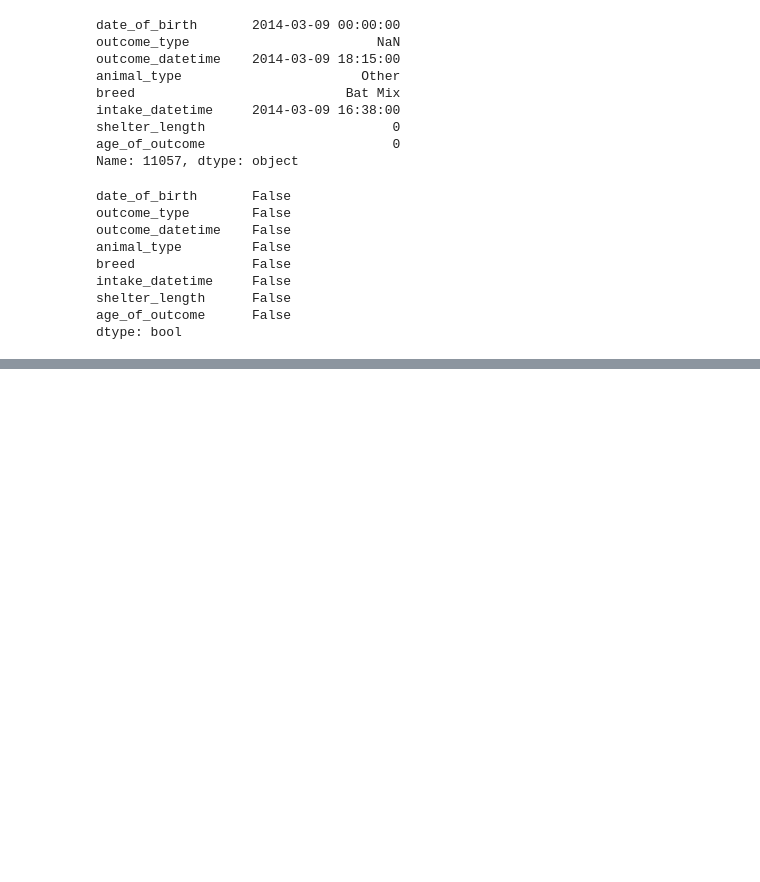
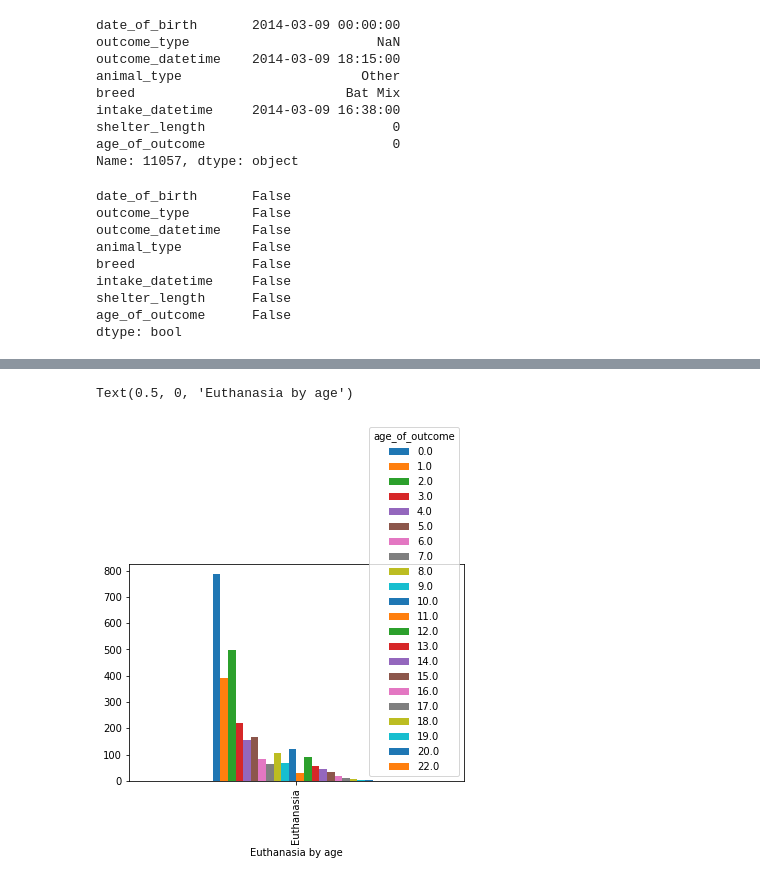
Before and after one commit to laceymaefield/Springboard_DSC, a Jupyter notebook: Data_wrangling.ipynb, the cells around one changed output, grey strips where cells are left out. Cells and saved outputs as stored; diff of their text form; code cells hidden in the pictures; blank space fills up the shorter version.

```diff
--- a/Data_wrangling.ipynb
+++ b/Data_wrangling.ipynb
@@ -199,0 +245,10 @@ aac.head()
+# %%
+#isolated just the euthanasias to see the distribution of ages
+aac3 = aac.set_index(['outcome_type']).loc['Euthanasia']
+aac3.reset_index().groupby(['outcome_type','age_of_outcome'])['age_of_outcome'].count().unstack().plot(kind='bar')
+plt.xlabel('Euthanasia by age')
+#we can see by just reviewing the euthanasia graph that the highest animals euthanized were 0-5 years, which is not what I expected
+#perhaps this is due to illness - would be interesting to compare teo shelter length
+# %% [output]
+Text(0.5, 0, 'Euthanasia by age')
+[figure, added]
```
Also changed, not shown: parts of 18 cells of this notebook.
